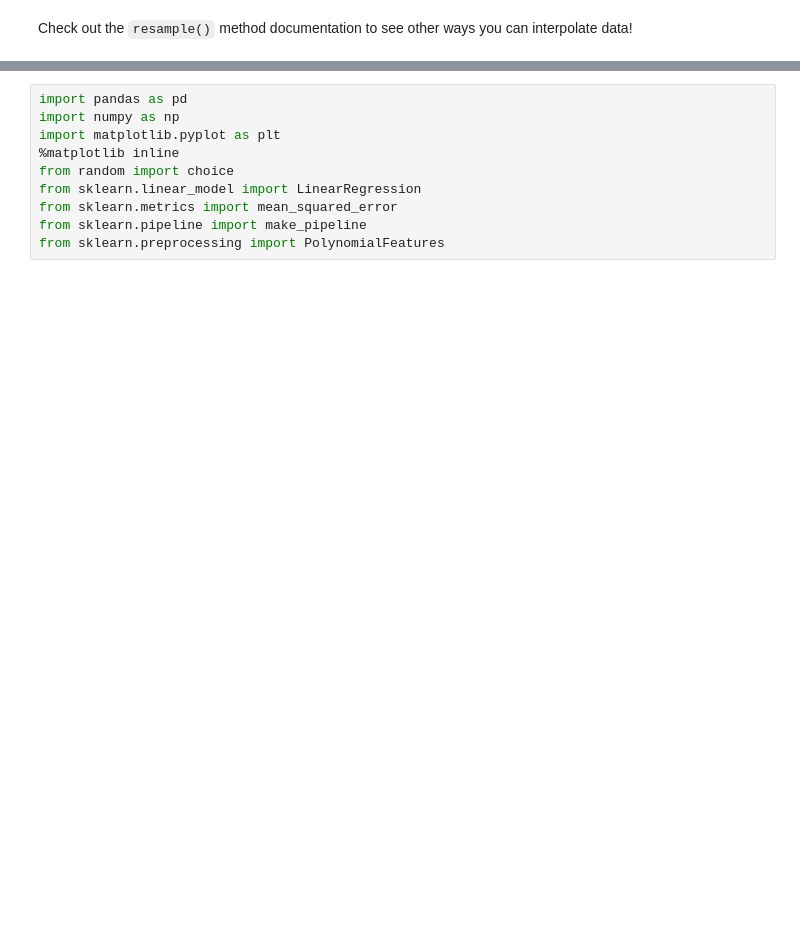
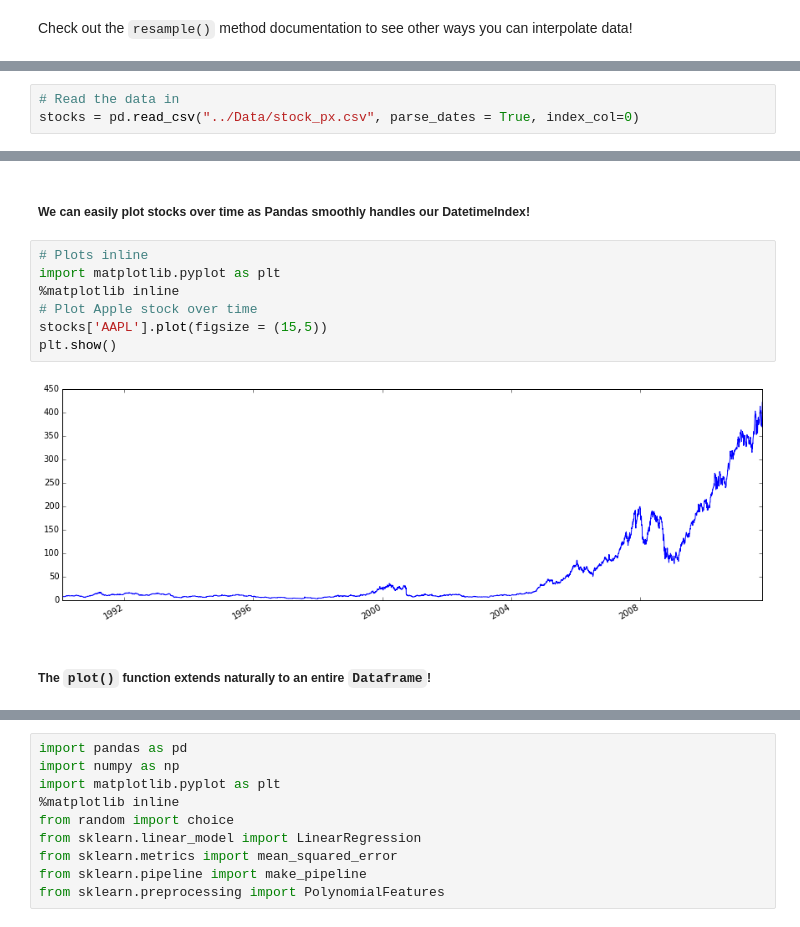
Before and after one commit to pburkard88/DS_BOS_07, a Jupyter notebook: Notebooks/17_Time_Series_Analysis.ipynb, the cells around one changed output, grey strips where cells are left out. Cells and saved outputs as stored; diff of their text form; blank space fills up the shorter version.

```diff
--- a/Notebooks/17_Time_Series_Analysis.ipynb
+++ b/Notebooks/17_Time_Series_Analysis.ipynb
@@ -596,0 +601,3 @@ Check out the `resample()` method documentation to see other ways you can interp
+# %%
+# Read the data in
+stocks = pd.read_csv("../Data/stock_px.csv", parse_dates = True, index_col=0)
@@ -596,0 +632,13 @@ Check out the `resample()` method documentation to see other ways you can interp
+# %% [markdown]
+##### We can easily plot stocks over time as Pandas smoothly handles our DatetimeIndex!
+# %%
+# Plots inline
+import matplotlib.pyplot as plt
+%matplotlib inline
+# Plot Apple stock over time
+stocks['AAPL'].plot(figsize = (15,5))
+plt.show()
+# %% [output]
+[figure, added]
+# %% [markdown]
+##### The `plot()` function extends naturally to an entire `Dataframe`!
```
Also changed, not shown: parts of 80 cells of this notebook.
